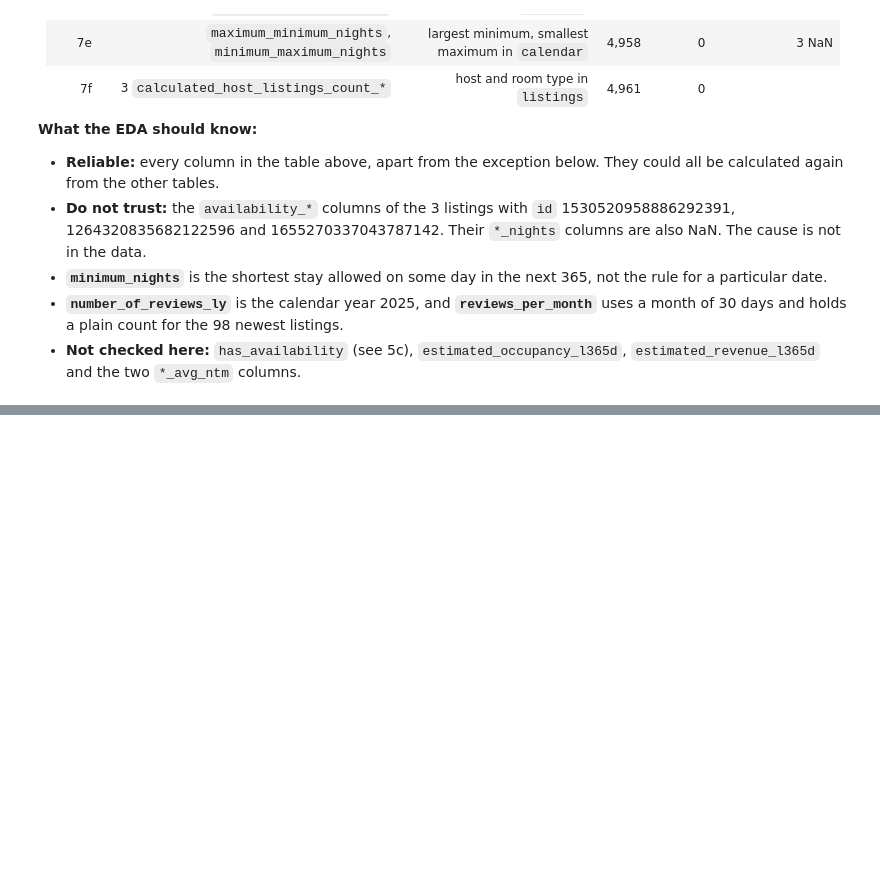
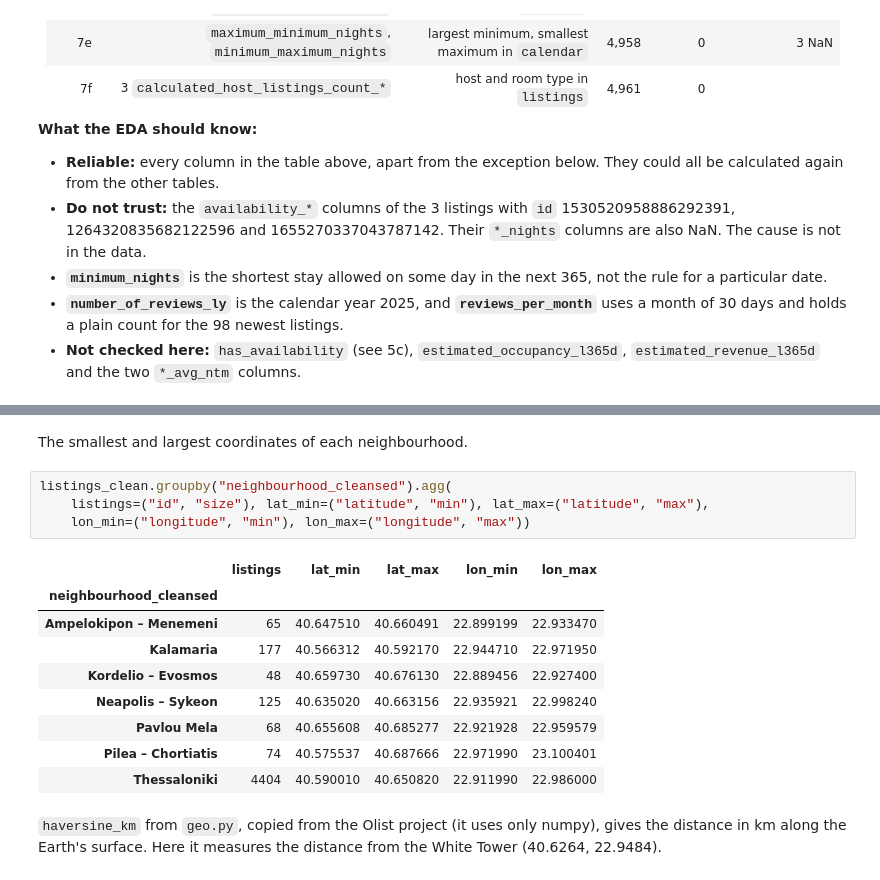
Before and after one commit to kallistratis/thessaloniki-airbnb-analysis, a Jupyter notebook: 01_data_cleaning.ipynb, the cells around one changed output, grey strips where cells are left out. Drawn from its saved outputs; the diff is of its cells as text; blank space fills up the shorter version.

```diff
--- a/01_data_cleaning.ipynb
+++ b/01_data_cleaning.ipynb
@@ -2492,0 +2739,18 @@ True True True
+# %% [markdown]
+The smallest and largest coordinates of each neighbourhood.
+# %%
+listings_clean.groupby("neighbourhood_cleansed").agg(
+    listings=("id", "size"), lat_min=("latitude", "min"), lat_max=("latitude", "max"),
+    lon_min=("longitude", "min"), lon_max=("longitude", "max"))
+# %% [output]
+|  | listings | lat_min | lat_max | lon_min | lon_max |
+| neighbourhood_cleansed |  |  |  |  |  |
+| Ampelokipon – Menemeni | 65 | 40.647510 | 40.660491 | 22.899199 | 22.933470 |
+| Kalamaria | 177 | 40.566312 | 40.592170 | 22.944710 | 22.971950 |
+| Kordelio – Evosmos | 48 | 40.659730 | 40.676130 | 22.889456 | 22.927400 |
+| Neapolis – Sykeon | 125 | 40.635020 | 40.663156 | 22.935921 | 22.998240 |
+| Pavlou Mela | 68 | 40.655608 | 40.685277 | 22.921928 | 22.959579 |
+| Pilea – Chortiatis | 74 | 40.575537 | 40.687666 | 22.971990 | 23.100401 |
+| Thessaloniki | 4404 | 40.590010 | 40.650820 | 22.911990 | 22.986000 |
+# %% [markdown]
+`haversine_km` from `geo.py`, copied from the Olist project (it uses only numpy), gives the distance in km along the Earth's surface. Here it measures the distance from the White Tower (40.6264, 22.9484).
```
Also changed, not shown: parts of 77 cells of this notebook, 1 other file.
